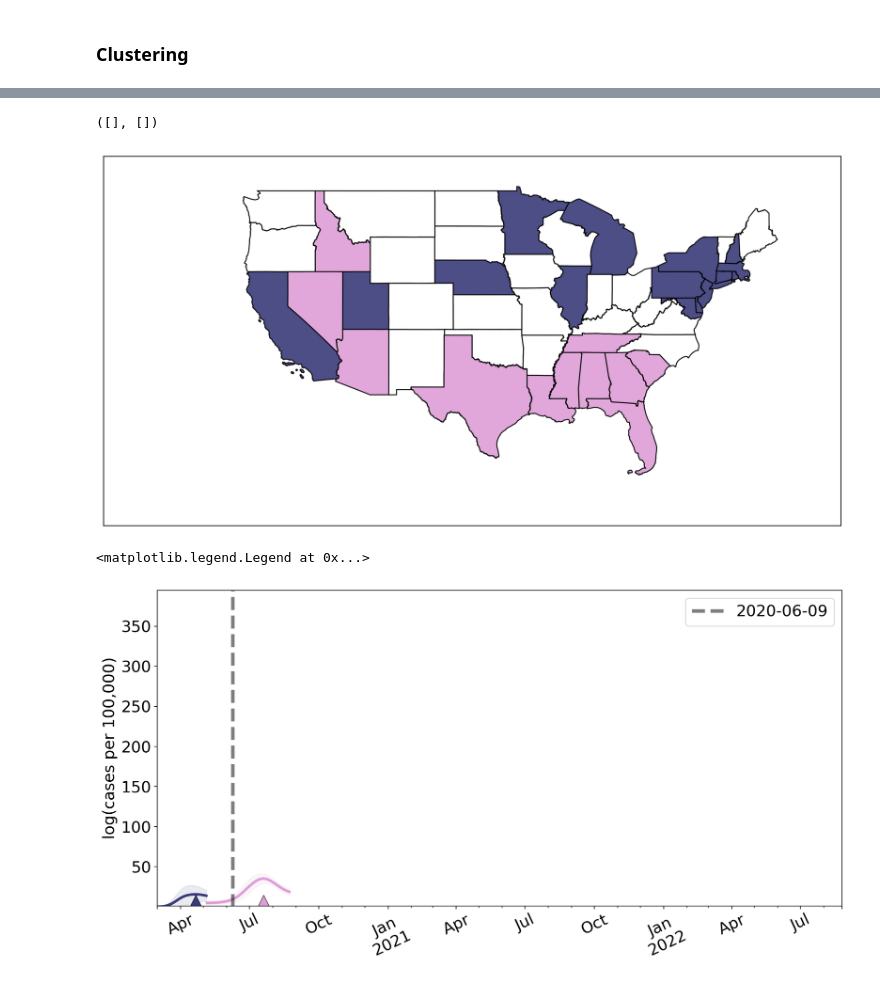
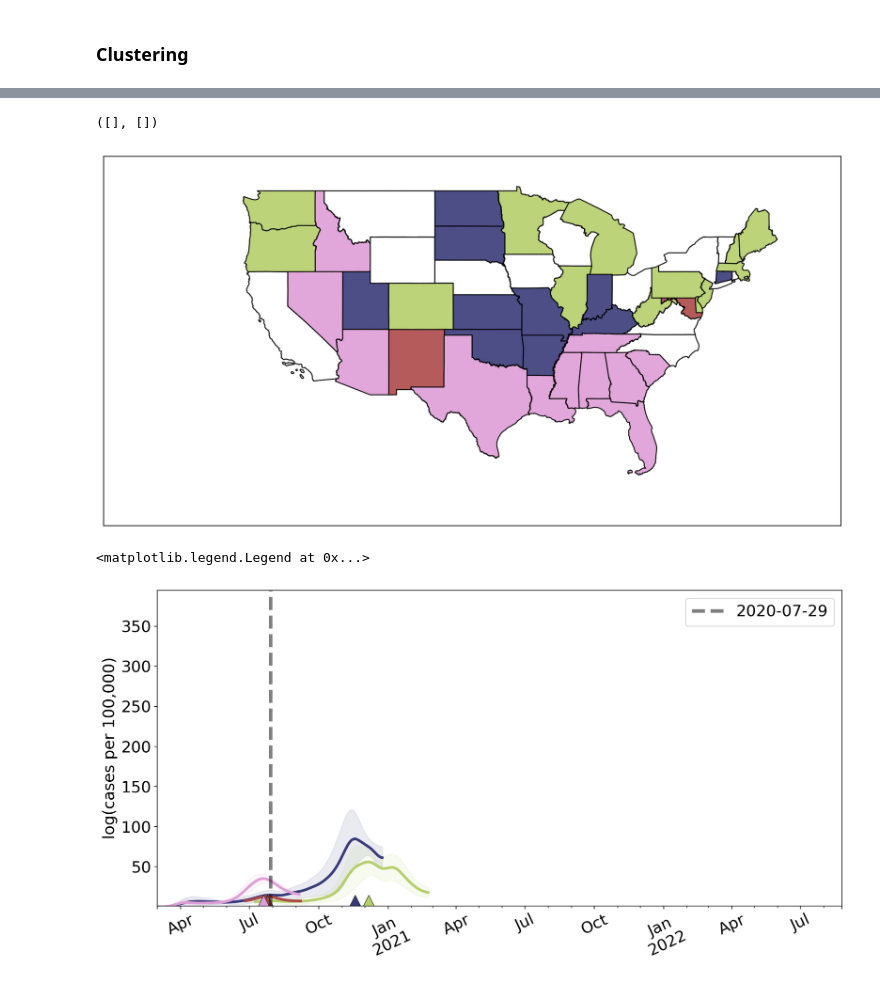
Before and after one commit to kevin-q2/covid-wave-cluster, a Jupyter notebook: examples/state.ipynb, the cells around one changed output, grey strips where cells are left out. Cells and saved outputs as stored; diff of their text form; code cells hidden in the pictures.

Commit message:
pool fix

```diff
--- a/examples/state.ipynb
+++ b/examples/state.ipynb
@@ -412,0 +392,4 @@ timed_clusters = get_timed_clusters(pool, labels, time, fraction = 0.9)
+# %%
+presence, presence_mean, presence_std = cluster_presence(dataset, pool, labels, 0.75)
+start_time = [np.where(presence[:,i])[0][0] for i in range(presence.shape[1])]
+ordered_start = np.argsort(start_time)
@@ -413,16 +401,19 @@ timed_clusters = get_timed_clusters(pool, labels, time, fraction = 0.9)
+# %%
+time = 150
+timed_clusters = np.where(presence[time,:])[0]
+
+sequential_cmap = plt.cm.tab20b
+colors = [(1, 1, 1)] + [sequential_cmap(i) for i in range(20)]
+custom_cmap = ListedColormap(colors)
+
+color_indices = np.round(
+    np.linspace(1, len(colors) - 1, len(timed_clusters))
+).astype(int)
+color_dict = {
+    timed_clusters[i]:colors[color_indices[i]] for i in range(len(timed_clusters))
+}
+color_dict[-1] = colors[0]
 # %%
-sequential_cmap = plt.cm.tab20b
-colors = [(1, 1, 1)] + [sequential_cmap(i) for i in range(20)]
-custom_cmap = ListedColormap(colors)
-
-color_indices = np.round(
-    np.linspace(1, len(colors) - 1, len(timed_clusters))
-).astype(int)
-color_dict = {
-    timed_clusters[i]:colors[color_indices[i]] for i in range(len(timed_clusters))
-}
-color_dict[-1] = colors[0]
-
 color_val = np.zeros(len(state_map)) - 1
 for i in timed_clusters:
     clust = np.where(labels == i)[0]
@@ -442,39 +433,37 @@ plt.xticks([])
 plt.yticks([])
 # %% [output]
 ([], [])
-[figure, old version]
+[figure, new version]
 # %%
 # For each of the clusters on the map,
 # display the average wave associated with it
 fig,ax = plt.subplots(figsize = (14,6.5), dpi = 200)
 plt.rcParams.update({'font.size': 18})
 
+# Dataframe allows for nicer plotting
+indx = infections.index
+mean_df = pd.DataFrame(presence_mean, index = indx)
+std_df = pd.DataFrame(presence_std, index = indx)
+
 for i in timed_clusters:
-    clust_indices = np.where(clustering.labels_ == i)[0]
-    clust_waves = get_common_segments(infections, pool, clust_indices)
-
-    if clust_waves is not None:
-        idx = clust_waves.index
-        mean = clust_waves.mean(axis = 1)
-        std = clust_waves.std(axis = 1)
-        max_idx = np.argmax(mean)
-        clust_color = color_dict[i]
-
-        with warnings.catch_warnings():
-            warnings.filterwarnings('ignore')
-            mean.plot(c = clust_color, linewidth = 3, label='_no_legend_', ax = ax)
-            ax.fill_between(idx, mean - std, mean + std, color=clust_color, alpha=0.1)
-            ax.plot(idx[max_idx:max_idx + 1], 1, marker='^', markersize=25, c=clust_color, markeredgewidth=0.5, markeredgecolor='black')
-
+    clust_color = color_dict[i]
+    imean = mean_df.iloc[:,i]
+    istd = std_df.iloc[:,i]
+    max_idx = np.argmax(imean)
+    with warnings.catch_warnings():
+        warnings.filterwarnings('ignore')
+        imean.plot(c = clust_color, linewidth = 3, label='_no_legend_', ax = ax)
+        ax.fill_between(indx, imean - istd, imean + istd, color=clust_color, alpha=0.1)
+        ax.plot(indx[max_idx:max_idx + 1], 1, marker='^', markersize=25, c=clust_color, markeredgewidth=0.5, markeredgecolor='black')
 
 data_max = infections.max().max()
 date_line = ax.vlines(x = infections.index[time], ymin = 0, ymax = data_max, linestyle = '--', color = 'k', linewidth = 4, label = str(infections.index[time])[:10], alpha = 0.5)
 ax.set_xlabel('')
 ax.set_ylabel('log(cases per 100,000)')
 #ax.set_yscale('log', base=10)
 ax.set_ylim(1, data_max)
 plt.xticks(rotation=25)
 plt.legend()
 # %% [output]
 <matplotlib.legend.Legend at 0x...>
-[figure, old version]
+[figure, new version]
```
Also changed, not shown: parts of 8 cells of this notebook, 1 other file.
